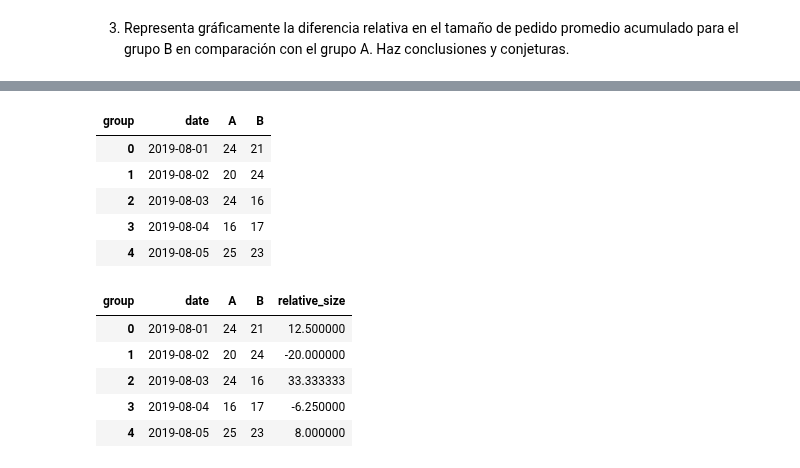
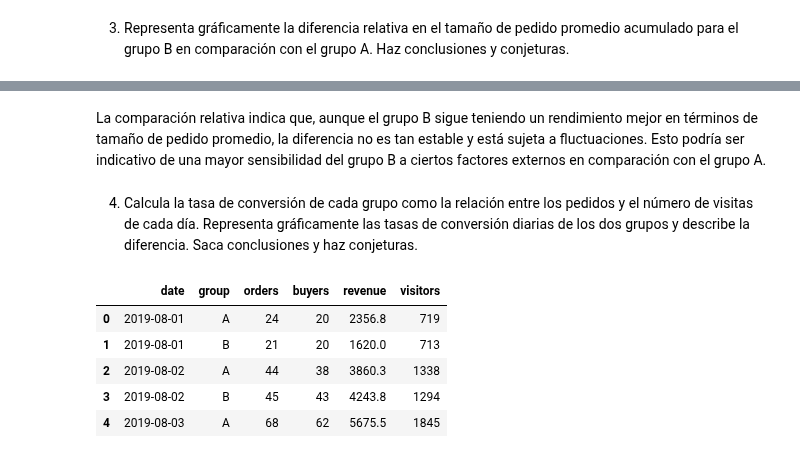
Before and after one commit to Dussand/testAB, a Jupyter notebook: pruebasAB.ipynb, the cells around one changed output, grey strips where cells are left out. Saved outputs shown, nothing was run; the diff lists cells and outputs as text; code cells hidden in the pictures.

```diff
--- a/pruebasAB.ipynb
+++ b/pruebasAB.ipynb
@@ -195,0 +193,3 @@ Se perciben mas ingresos del grupo de prueba B que del A, con una diferencia de
+# %%
+ordersAggregated = datesGroups.apply(lambda x: orders_df[np.logical_and(orders_df['date'] <= x['date'], orders_df['group'] == x['group'])].agg({'date' : 'max', 'group' : 'max', 'transactionId' : pd.Series.nunique, 'visitorId' : pd.Series.nunique, 'revenue' : 'sum'}), axis=1).sort_values(by=['date','group'])
+ordersAggregated.head()
@@ -195,0 +203,3 @@ Se perciben mas ingresos del grupo de prueba B que del A, con una diferencia de
+# %%
+visitorsAggregated = datesGroups.apply(lambda x: visits_df[np.logical_and(visits_df['date'] <= x['date'], visits_df['group'] == x['group'])].agg({'date' : 'max', 'group' : 'max', 'visits' : 'sum'}), axis=1).sort_values(by=['date','group'])
+visitorsAggregated.head()
@@ -195,0 +213,3 @@ Se perciben mas ingresos del grupo de prueba B que del A, con una diferencia de
+# %%
+cumulativeData = ordersAggregated.merge(visitorsAggregated, left_on=['date', 'group'], right_on=['date', 'group'])
+cumulativeData
@@ -195,0 +230,3 @@ Se perciben mas ingresos del grupo de prueba B que del A, con una diferencia de
+# %%
+cumulativeData.columns = ['date', 'group', 'orders', 'buyers', 'revenue', 'visitors']
+cumulativeData.head()
@@ -253,20 +322,13 @@ plt.show()
+# %% [markdown]
+La comparación relativa indica que, aunque el grupo B sigue teniendo un rendimiento mejor en términos de tamaño de pedido promedio, la diferencia no es tan estable y está sujeta a fluctuaciones. Esto podría ser indicativo de una mayor sensibilidad del grupo B a ciertos factores externos en comparación con el grupo A.
+# %% [markdown]
+4. Calcula la tasa de conversión de cada grupo como la relación entre los pedidos y el número de visitas de cada día. Representa gráficamente las tasas de conversión diarias de los dos grupos y describe la diferencia. Saca conclusiones y haz conjeturas.
 # %%
-size_group.head()
+cumulativeData.head()
 # %% [output]
-| group | date | A | B |
-| 0 | 2019-08-01 | 24 | 21 |
-| 1 | 2019-08-02 | 20 | 24 |
-| 2 | 2019-08-03 | 24 | 16 |
-| 3 | 2019-08-04 | 16 | 17 |
-| 4 | 2019-08-05 | 25 | 23 |
+|  | date | group | orders | buyers | revenue | visitors |
+| 0 | 2019-08-01 | A | 24 | 20 | 2356.8 | 719 |
+| 1 | 2019-08-01 | B | 21 | 20 | 1620.0 | 713 |
+| 2 | 2019-08-02 | A | 44 | 38 | 3860.3 | 1338 |
+| 3 | 2019-08-02 | B | 45 | 43 | 4243.8 | 1294 |
+| 4 | 2019-08-03 | A | 68 | 62 | 5675.5 | 1845 |
-# %%
-#calculamos el tamaño acumulado de los grupos
-size_group['relative_size'] = ((size_group['A'] - size_group['B']) / size_group['A'] * 100).lamb
-size_group.head()
-# %% [output]
-| group | date | A | B | relative_size |
-| 0 | 2019-08-01 | 24 | 21 | 12.500000 |
-| 1 | 2019-08-02 | 20 | 24 | -20.000000 |
-| 2 | 2019-08-03 | 24 | 16 | 33.333333 |
-| 3 | 2019-08-04 | 16 | 17 | -6.250000 |
-| 4 | 2019-08-05 | 25 | 23 | 8.000000 |
```
Also changed, not shown: parts of 48 cells of this notebook.
